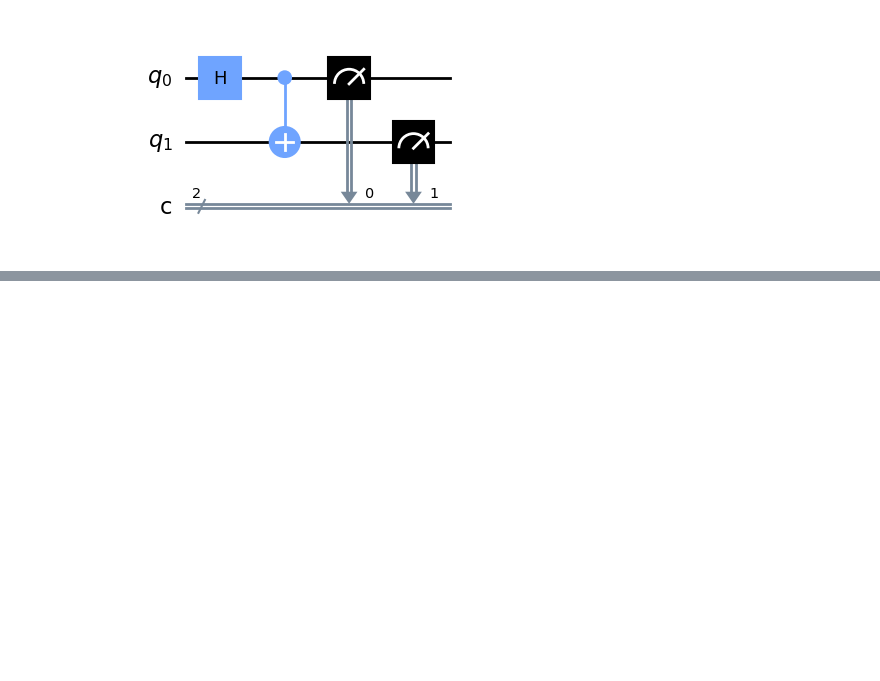
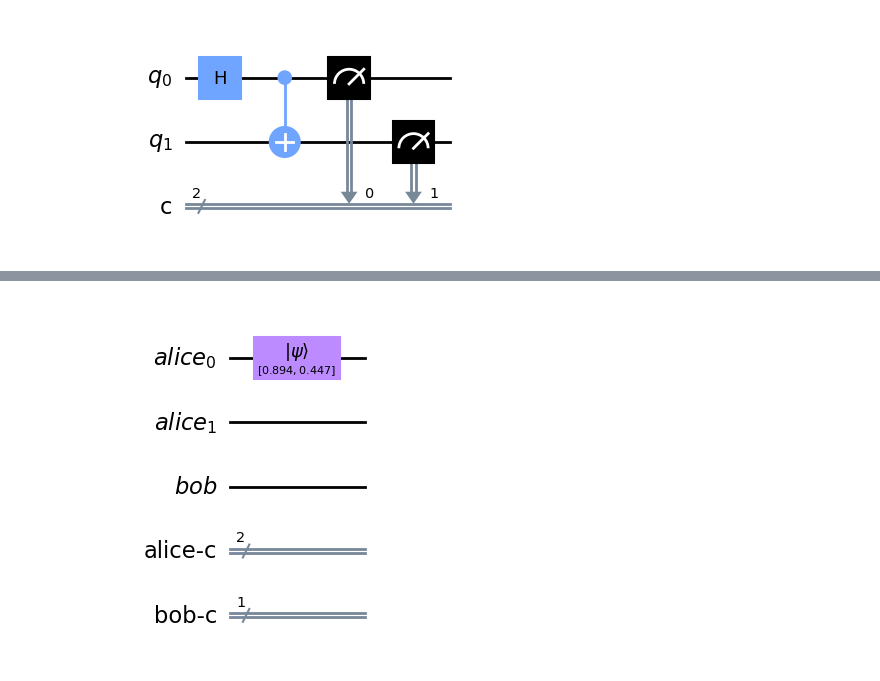
Before and after one commit to FZJ-PGI-12/qc-programming-tutorial, a Jupyter notebook: Tutorial.ipynb, the cells around one changed output, grey strips where cells are left out. Cells and saved outputs as stored; diff of their text form; code cells hidden in the pictures; blank space fills up the shorter version.

```diff
--- a/Tutorial.ipynb
+++ b/Tutorial.ipynb
@@ -124,0 +219,4 @@ Angle= 5 * pi / 10
+# %%
+display(circuit.draw(output='mpl'))
+# %% [output]
+[figure, added]
```
Also changed, not shown: parts of 50 cells of this notebook, 7 other files.
